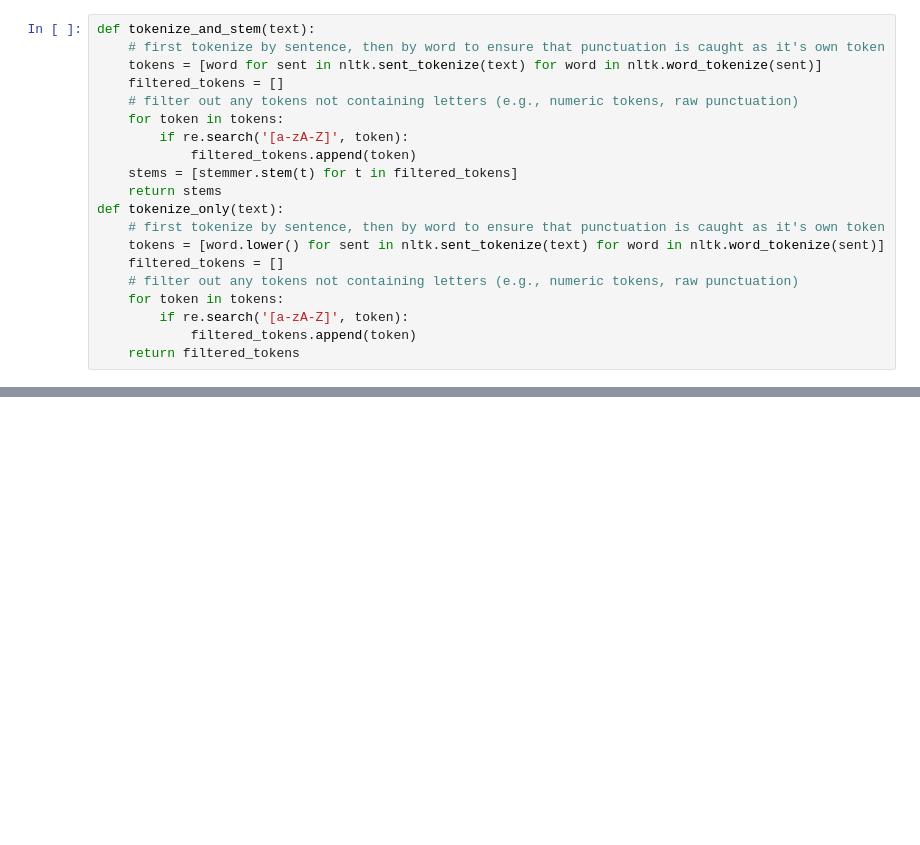
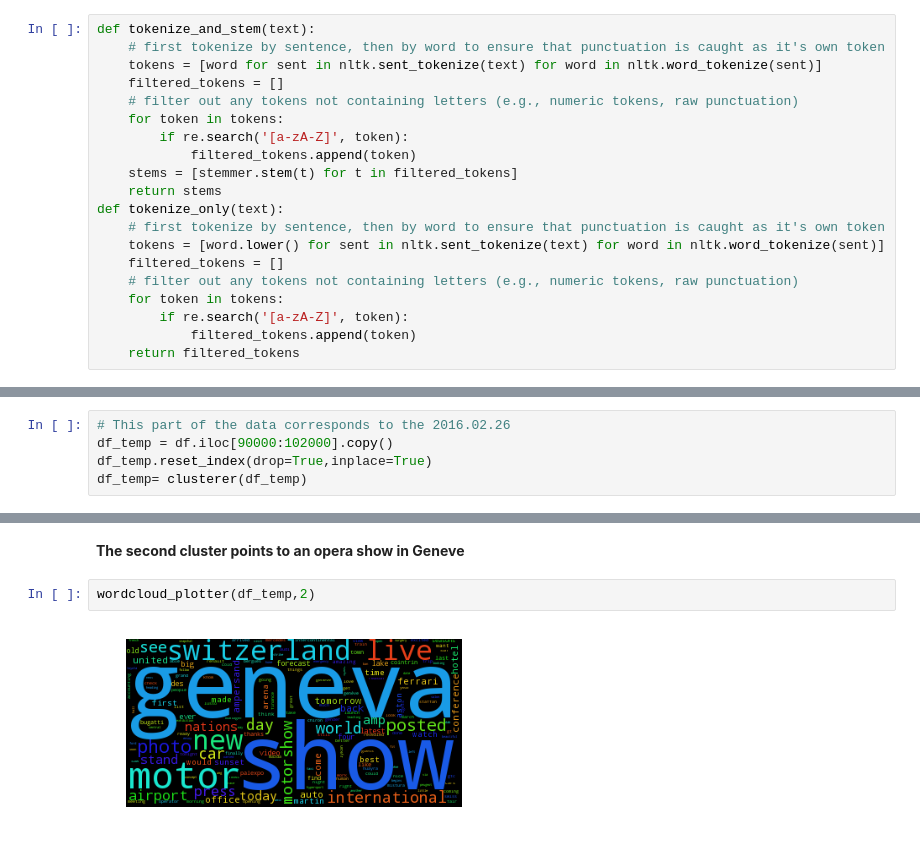
Before and after one commit to sorooshafiee/ADA-SAF-Project, a Jupyter notebook: Event_detection2.ipynb, the cells around one changed output, grey strips where cells are left out. Saved outputs shown, nothing was run; the diff lists cells and outputs as text; blank space fills up the shorter version.

```diff
--- a/Event_detection2.ipynb
+++ b/Event_detection2.ipynb
@@ -365,0 +188,5 @@ pandas.core.series.Series
+# %%
+# This part of the data corresponds to the 2016.02.26
+df_temp = df.iloc[90000:102000].copy()
+df_temp.reset_index(drop=True,inplace=True)
+df_temp= clusterer(df_temp)
@@ -365,0 +199,6 @@ pandas.core.series.Series
+# %% [markdown]
+**The second cluster points to an opera show in Geneve**
+# %%
+wordcloud_plotter(df_temp,2)
+# %% [output]
+[figure, added]
```
Also changed, not shown: parts of 60 cells of this notebook, 1 other file.
